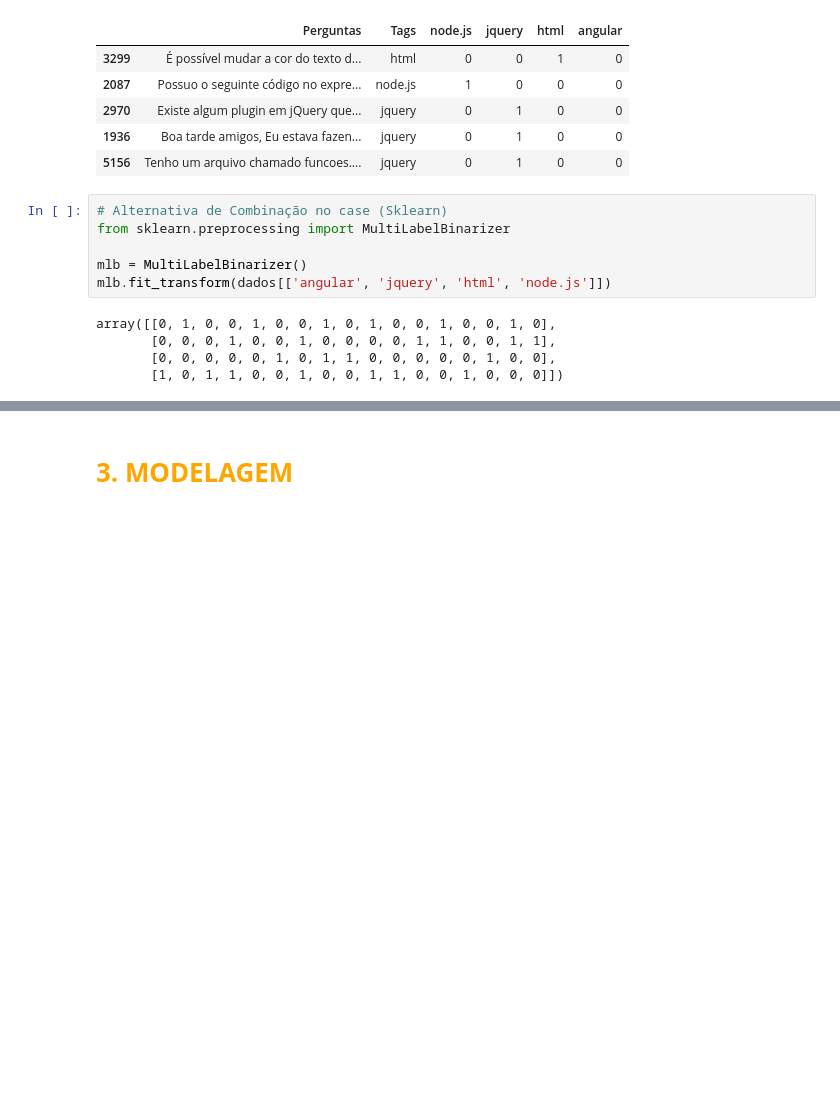
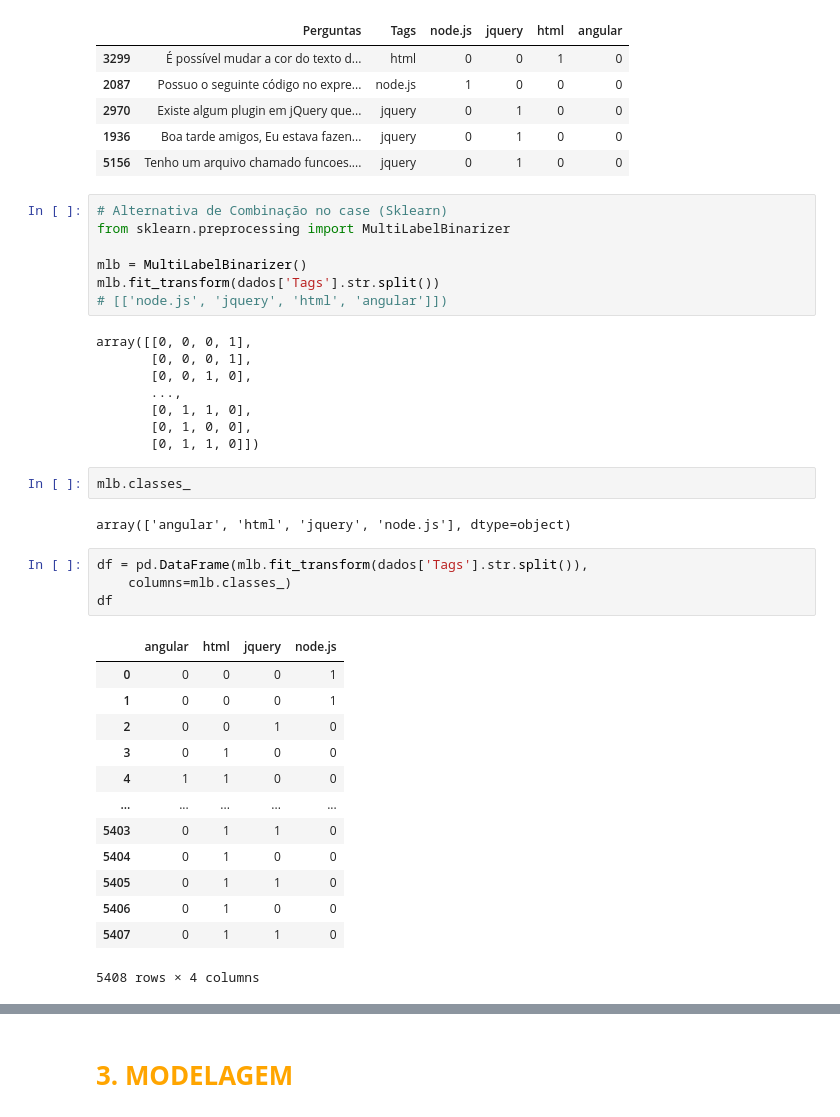
Before and after one commit to mbaliu-treino/Desenvolve, a Jupyter notebook: LEARN_C_ML_Classificao_Multilabel_de_Textos.ipynb, the cells around one changed output, grey strips where cells are left out. Cells and saved outputs as stored; diff of their text form; blank space fills up the shorter version.

```diff
--- a/LEARN_C_ML_Classificao_Multilabel_de_Textos.ipynb
+++ b/LEARN_C_ML_Classificao_Multilabel_de_Textos.ipynb
@@ -185,9 +196,35 @@ dados.sample(5)
 from sklearn.preprocessing import MultiLabelBinarizer
 
 mlb = MultiLabelBinarizer()
-mlb.fit_transform(dados[['angular', 'jquery', 'html', 'node.js']])
+mlb.fit_transform(dados['Tags'].str.split())
+# [['node.js', 'jquery', 'html', 'angular']])
 # %% [output]
-array([[0, 1, 0, 0, 1, 0, 0, 1, 0, 1, 0, 0, 1, 0, 0, 1, 0],
-       [0, 0, 0, 1, 0, 0, 1, 0, 0, 0, 0, 1, 1, 0, 0, 1, 1],
-       [0, 0, 0, 0, 0, 1, 0, 1, 1, 0, 0, 0, 0, 0, 1, 0, 0],
-       [1, 0, 1, 1, 0, 0, 1, 0, 0, 1, 1, 0, 0, 1, 0, 0, 0]])
+array([[0, 0, 0, 1],
+       [0, 0, 0, 1],
+       [0, 0, 1, 0],
+       ...,
+       [0, 1, 1, 0],
+       [0, 1, 0, 0],
+       [0, 1, 1, 0]])
+# %%
+mlb.classes_
+# %% [output]
+array(['angular', 'html', 'jquery', 'node.js'], dtype=object)
+# %%
+df = pd.DataFrame(mlb.fit_transform(dados['Tags'].str.split()),
+    columns=mlb.classes_)
+df
+# %% [output]
+|  | angular | html | jquery | node.js |
+| 0 | 0 | 0 | 0 | 1 |
+| 1 | 0 | 0 | 0 | 1 |
+| 2 | 0 | 0 | 1 | 0 |
+| 3 | 0 | 1 | 0 | 0 |
+| 4 | 1 | 1 | 0 | 0 |
+| ... | ... | ... | ... | ... |
+| 5403 | 0 | 1 | 1 | 0 |
+| 5404 | 0 | 1 | 0 | 0 |
+| 5405 | 0 | 1 | 1 | 0 |
+| 5406 | 0 | 1 | 0 | 0 |
+| 5407 | 0 | 1 | 1 | 0 |
+5408 rows × 4 columns
```
Also changed, not shown: parts of 5 cells of this notebook.
